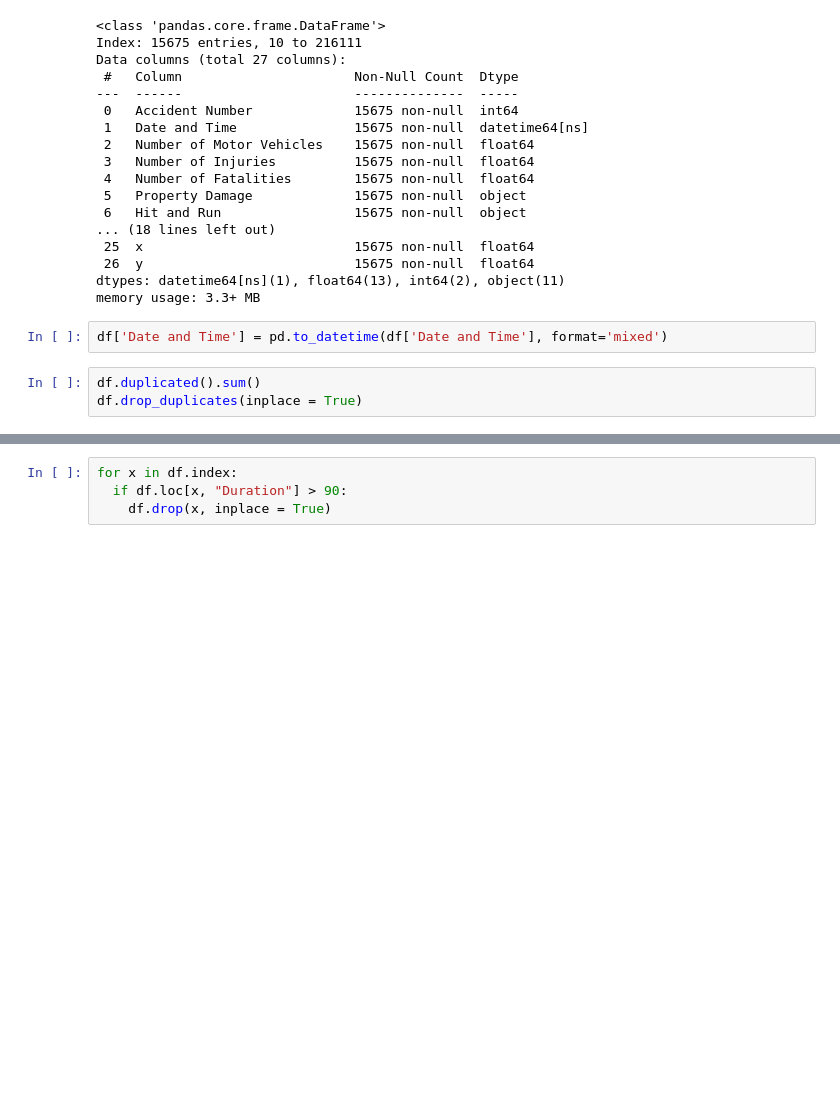
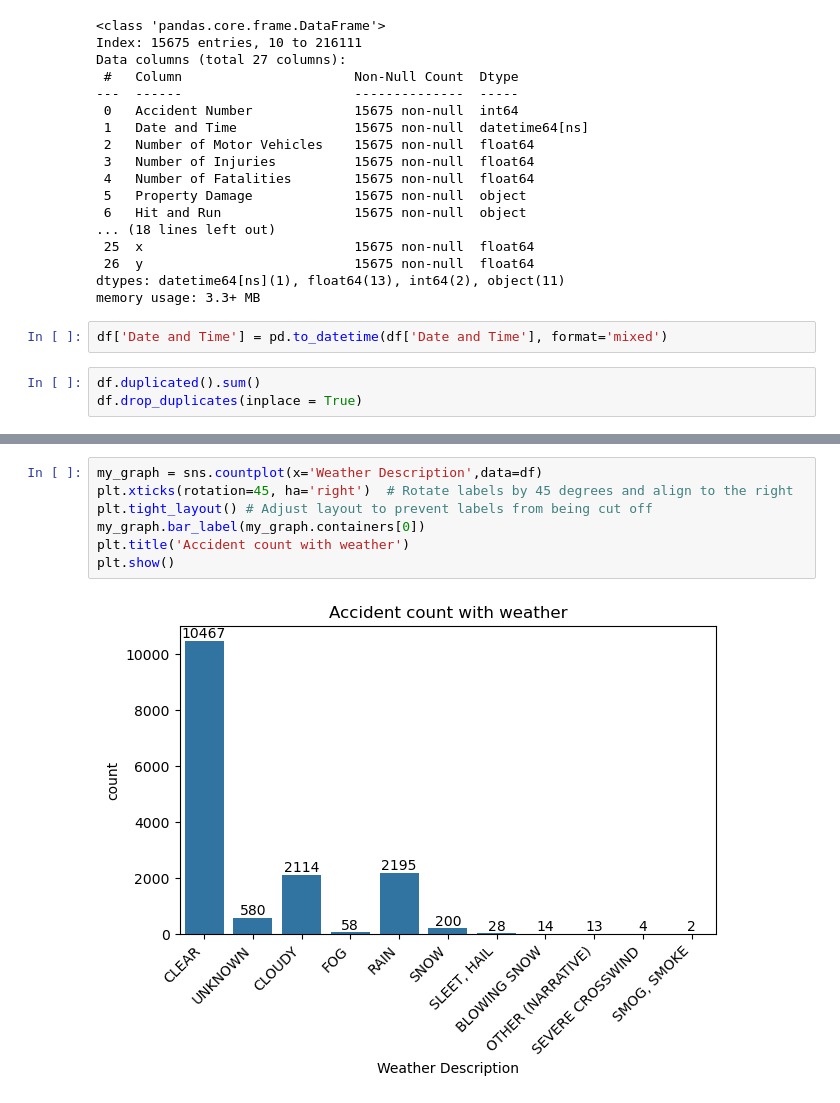
Before and after one commit to coding-ninza-shivam/GitHub, a Jupyter notebook: Data Analysis/Python/Data Processing and Visualisation/Project/Accident Analysis/Accident_an.ipynb, the cells around one changed output, grey strips where cells are left out. Cells and saved outputs as stored; diff of their text form; blank space fills up the shorter version.

Commit message:
Accident data analysis

```diff
--- a/Data Analysis/Python/Data Processing and Visualisation/Project/Accident Analysis/Accident_an.ipynb
+++ b/Data Analysis/Python/Data Processing and Visualisation/Project/Accident Analysis/Accident_an.ipynb
@@ -104,4 +116,9 @@ df.drop_duplicates(inplace = True)
 # %%
-for x in df.index:
-  if df.loc[x, "Duration"] > 90:
-    df.drop(x, inplace = True)
+my_graph = sns.countplot(x='Weather Description',data=df)
+plt.xticks(rotation=45, ha='right')  # Rotate labels by 45 degrees and align to the right
+plt.tight_layout() # Adjust layout to prevent labels from being cut off
+my_graph.bar_label(my_graph.containers[0])
+plt.title('Accident count with weather')
+plt.show()
+# %% [output]
+[figure, added]
```
Also changed, not shown: parts of 2 cells of this notebook.
